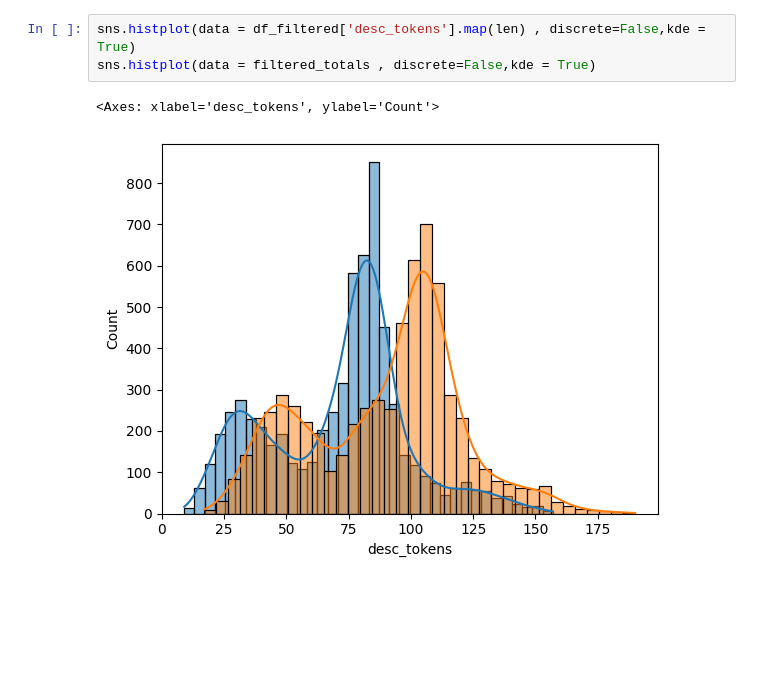
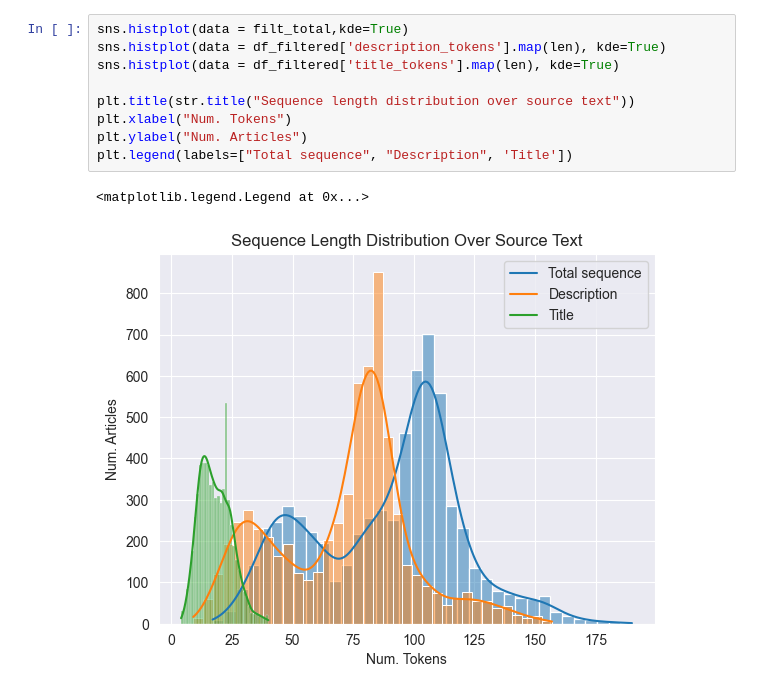
Before and after one commit to bkorycki/GeneratingHeadlines, a Jupyter notebook: data_analysis.ipynb, the cells around one changed output. Cells and saved outputs as stored; diff of their text form; blank space fills up the shorter version.

```diff
--- a/data_analysis.ipynb
+++ b/data_analysis.ipynb
@@ -141,6 +121,12 @@ sns.histplot(data =filtered_totals, kde = True)
-# %%
-sns.histplot(data = df_filtered['desc_tokens'].map(len) , discrete=False,kde = True)
-sns.histplot(data = filtered_totals , discrete=False,kde = True)
-# %% [output]
-<Axes: xlabel='desc_tokens', ylabel='Count'>
-[figure, removed]
+# %%
+sns.histplot(data = filt_total,kde=True)
+sns.histplot(data = df_filtered['description_tokens'].map(len), kde=True)
+sns.histplot(data = df_filtered['title_tokens'].map(len), kde=True)
+
+plt.title(str.title("Sequence length distribution over source text"))
+plt.xlabel("Num. Tokens")
+plt.ylabel("Num. Articles")
+plt.legend(labels=["Total sequence", "Description", 'Title'])
+# %% [output]
+<matplotlib.legend.Legend at 0x...>
+[figure, added]
```
Also changed, not shown: parts of 19 cells of this notebook.
